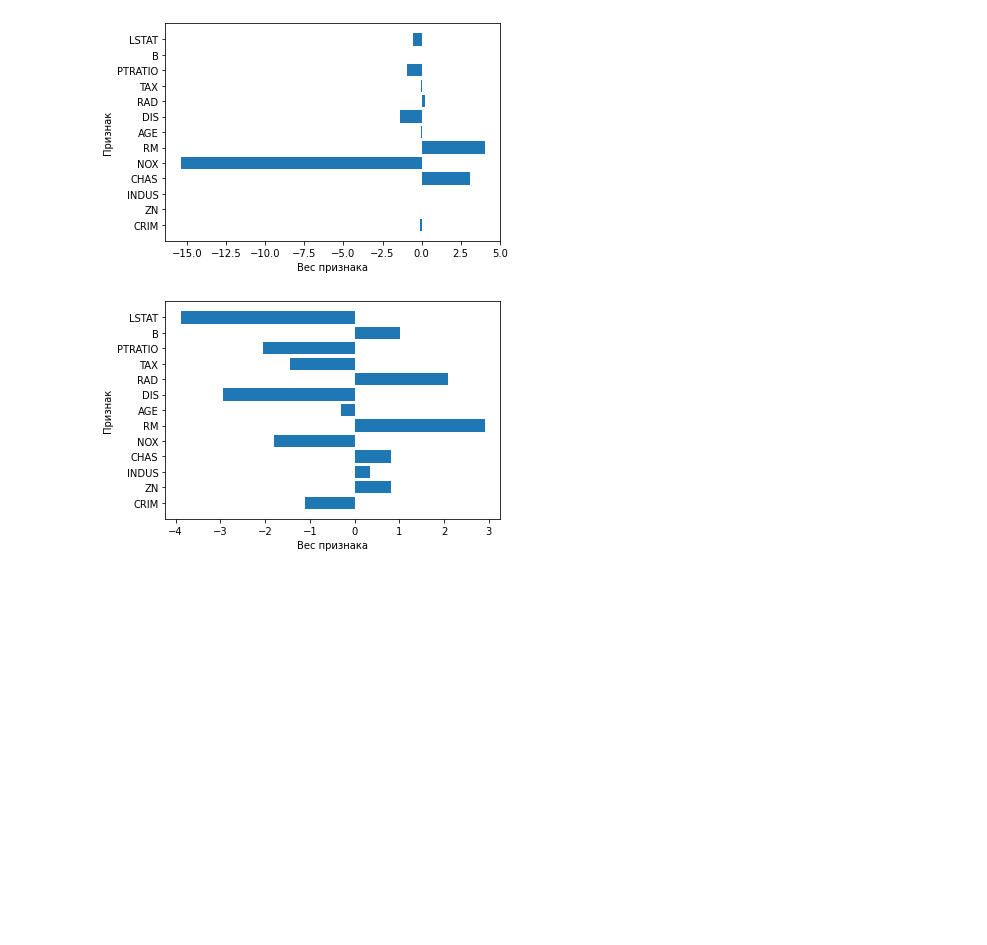
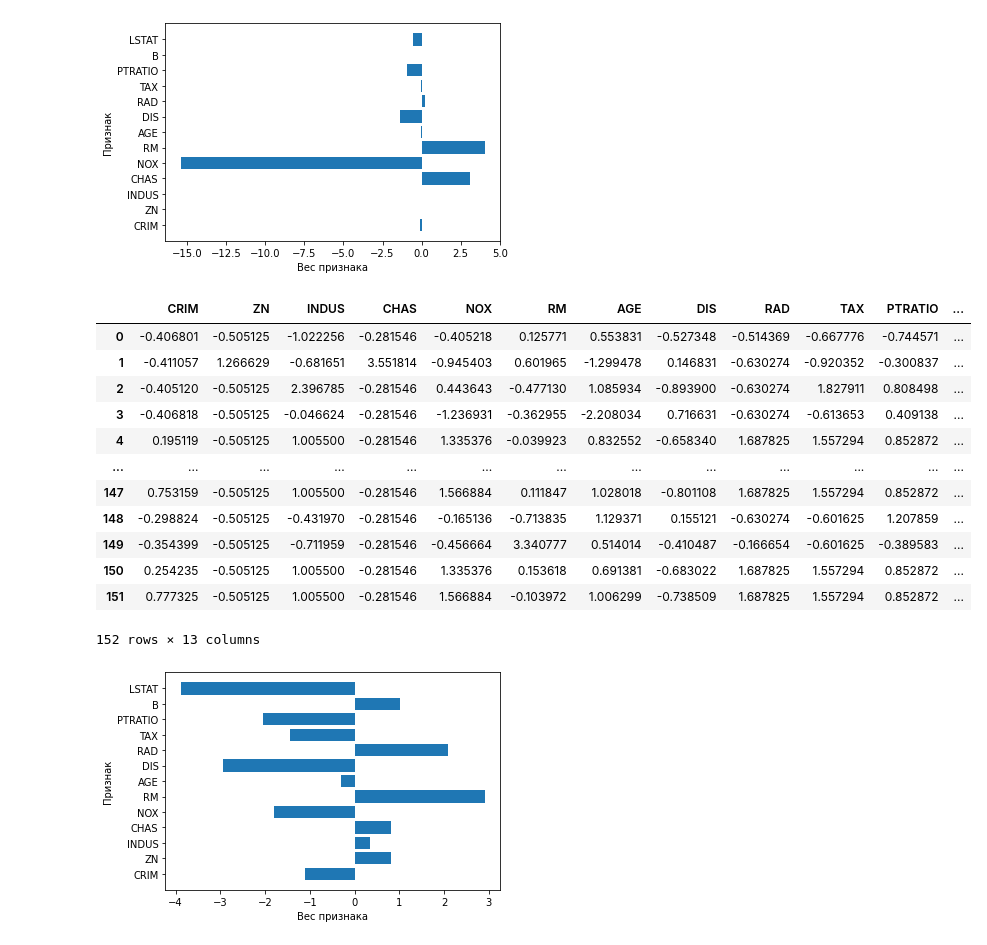
Before and after one commit to samoryad/datascience_GB, a Jupyter notebook: homework_03/homework_03.ipynb, the cells around one changed output. Cells and saved outputs as stored; diff of their text form; code cells hidden in the pictures; blank space fills up the shorter version.

```diff
--- a/homework_03/homework_03.ipynb
+++ b/homework_03/homework_03.ipynb
@@ -153,6 +171,22 @@ scaler = StandardScaler()
 # %%
 X_train_scaled = scaler.fit_transform(X_train)
 X_train_scaled = pd.DataFrame(X_train_scaled, columns=feature_names)
+X_test_scaled = scaler.transform(X_test)
+X_test_scaled = pd.DataFrame(X_test_scaled, columns=feature_names)
+# %% [output]
+|  | CRIM | ZN | INDUS | CHAS | NOX | RM | AGE | DIS | RAD | TAX | PTRATIO | ... |
+| 0 | -0.406801 | -0.505125 | -1.022256 | -0.281546 | -0.405218 | 0.125771 | 0.553831 | -0.527348 | -0.514369 | -0.667776 | -0.744571 | ... |
+| 1 | -0.411057 | 1.266629 | -0.681651 | 3.551814 | -0.945403 | 0.601965 | -1.299478 | 0.146831 | -0.630274 | -0.920352 | -0.300837 | ... |
+| 2 | -0.405120 | -0.505125 | 2.396785 | -0.281546 | 0.443643 | -0.477130 | 1.085934 | -0.893900 | -0.630274 | 1.827911 | 0.808498 | ... |
+| 3 | -0.406818 | -0.505125 | -0.046624 | -0.281546 | -1.236931 | -0.362955 | -2.208034 | 0.716631 | -0.630274 | -0.613653 | 0.409138 | ... |
+| 4 | 0.195119 | -0.505125 | 1.005500 | -0.281546 | 1.335376 | -0.039923 | 0.832552 | -0.658340 | 1.687825 | 1.557294 | 0.852872 | ... |
+| ... | ... | ... | ... | ... | ... | ... | ... | ... | ... | ... | ... | ... |
+| 147 | 0.753159 | -0.505125 | 1.005500 | -0.281546 | 1.566884 | 0.111847 | 1.028018 | -0.801108 | 1.687825 | 1.557294 | 0.852872 | ... |
+| 148 | -0.298824 | -0.505125 | -0.431970 | -0.281546 | -0.165136 | -0.713835 | 1.129371 | 0.155121 | -0.630274 | -0.601625 | 1.207859 | ... |
+| 149 | -0.354399 | -0.505125 | -0.711959 | -0.281546 | -0.456664 | 3.340777 | 0.514014 | -0.410487 | -0.166654 | -0.601625 | -0.389583 | ... |
+| 150 | 0.254235 | -0.505125 | 1.005500 | -0.281546 | 1.335376 | 0.153618 | 0.691381 | -0.683022 | 1.687825 | 1.557294 | 0.852872 | ... |
+| 151 | 0.777325 | -0.505125 | 1.005500 | -0.281546 | 1.566884 | -0.103972 | 1.006299 | -0.738509 | 1.687825 | 1.557294 | 0.852872 | ... |
+152 rows × 13 columns
 # %%
 lr.fit(X_train_scaled, y_train)
 
```
Also changed, not shown: parts of 1 cell of this notebook.
